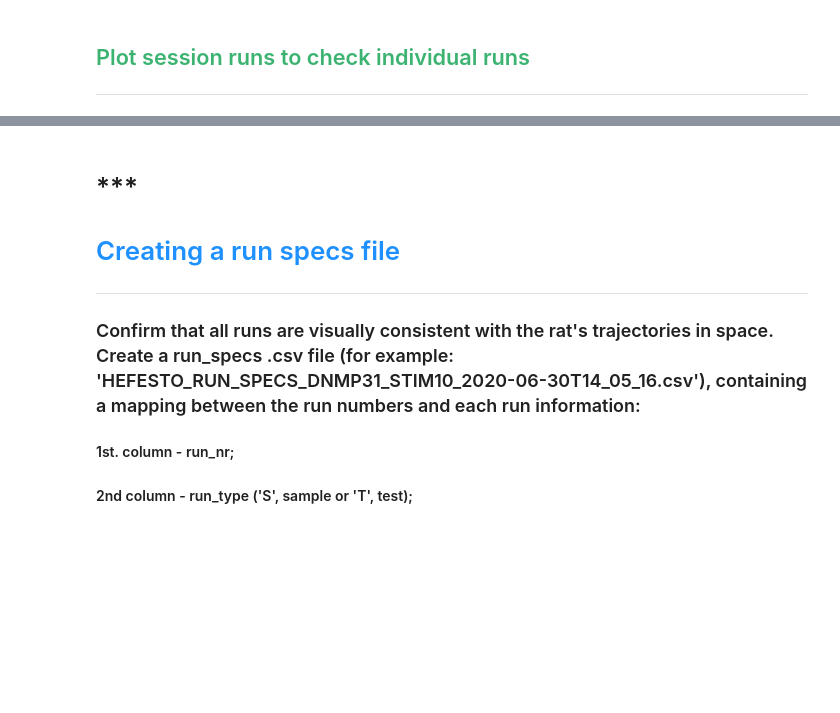
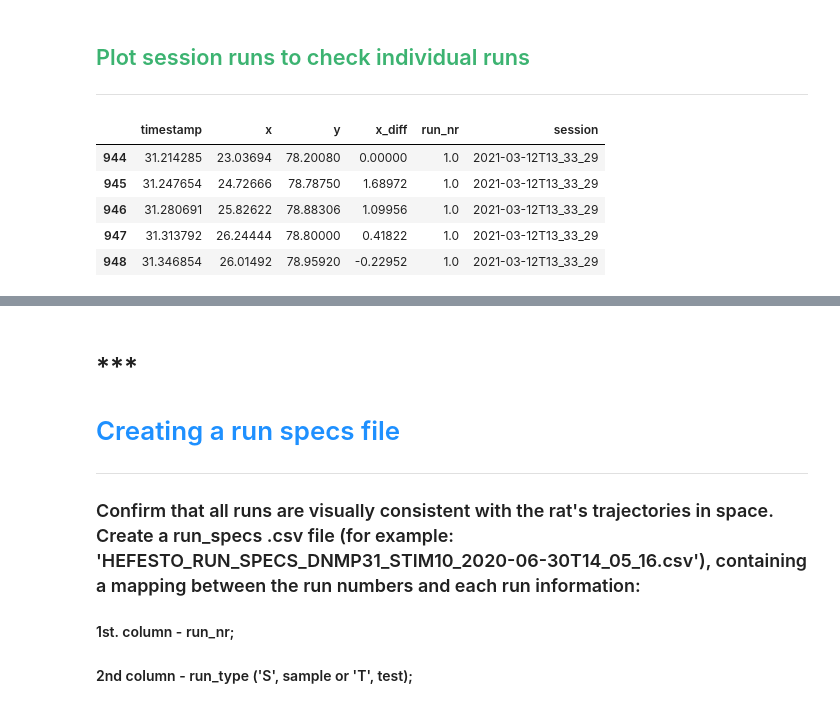
Before and after one commit to anasofiacc/cingulate_silencing_analysis, a Jupyter notebook: POSITION_PREPROCESSING_STEP1_Visual check of individual runs according to session name.ipynb, the cells around one changed output, grey strips where cells are left out. Cells and saved outputs as stored; diff of their text form; code cells hidden in the pictures; blank space fills up the shorter version.

```diff
--- a/POSITION_PREPROCESSING_STEP1_Visual check of individual runs according to session name.ipynb
+++ b/POSITION_PREPROCESSING_STEP1_Visual check of individual runs according to session name.ipynb
@@ -22,7 +22,7 @@ from collect_and_organize_position_data_optogenetics import collect_and_organize
 ***
 # %%
 files_path = "E:\POSITION DATA\PANTUFA_CTRL7"
-session ="2021-02-18T11_00_45"
+session ="2021-03-12T13_33_29"
 # %% [markdown]
 ## <font color=mediumseagreen> Collect data and save into a .csv file
 ***
@@ -65,6 +190,15 @@ data.to_csv(path, header=True)
 # %%
 #Retrieve data from the given session
 session_data = data[data["session"] == session]
+# %%
+session_data.head()
+# %% [output]
+|  | timestamp | x | y | x_diff | run_nr | session |
+| 944 | 31.214285 | 23.03694 | 78.20080 | 0.00000 | 1.0 | 2021-03-12T13_33_29 |
+| 945 | 31.247654 | 24.72666 | 78.78750 | 1.68972 | 1.0 | 2021-03-12T13_33_29 |
+| 946 | 31.280691 | 25.82622 | 78.88306 | 1.09956 | 1.0 | 2021-03-12T13_33_29 |
+| 947 | 31.313792 | 26.24444 | 78.80000 | 0.41822 | 1.0 | 2021-03-12T13_33_29 |
+| 948 | 31.346854 | 26.01492 | 78.95920 | -0.22952 | 1.0 | 2021-03-12T13_33_29 |
 # %%
 sns.set(style='white', context='talk')
 g = sns.relplot(kind='scatter', data=session_data, x='x', y='y', col='run_nr', col_wrap=4)
```
Also changed, not shown: parts of 2 cells of this notebook, 1 other file.
